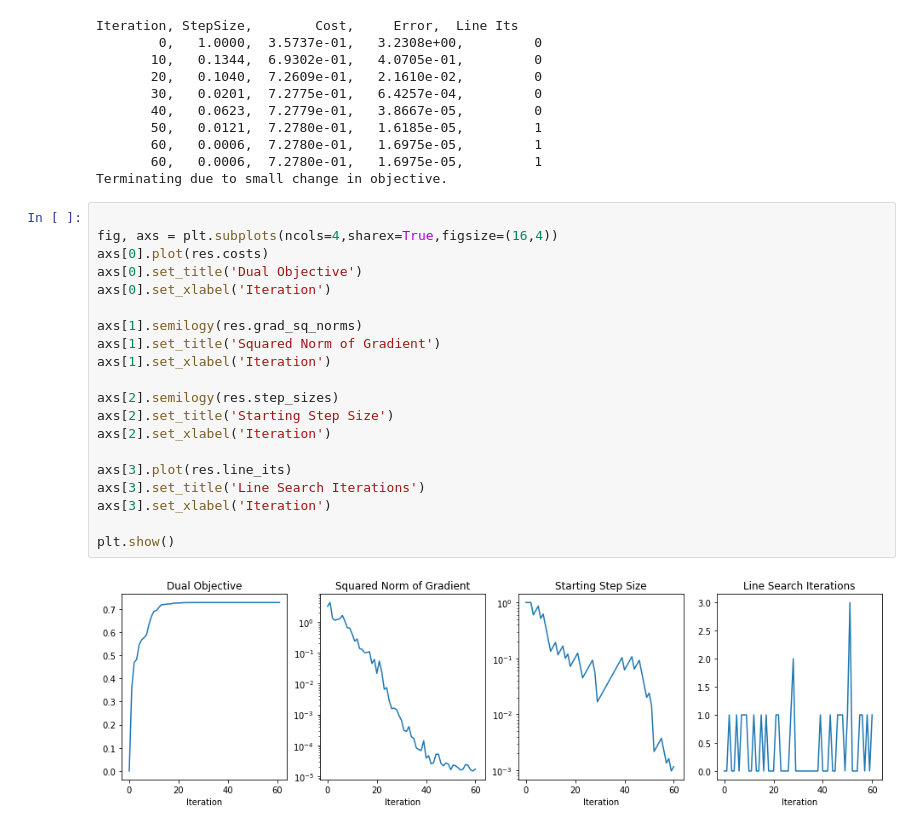
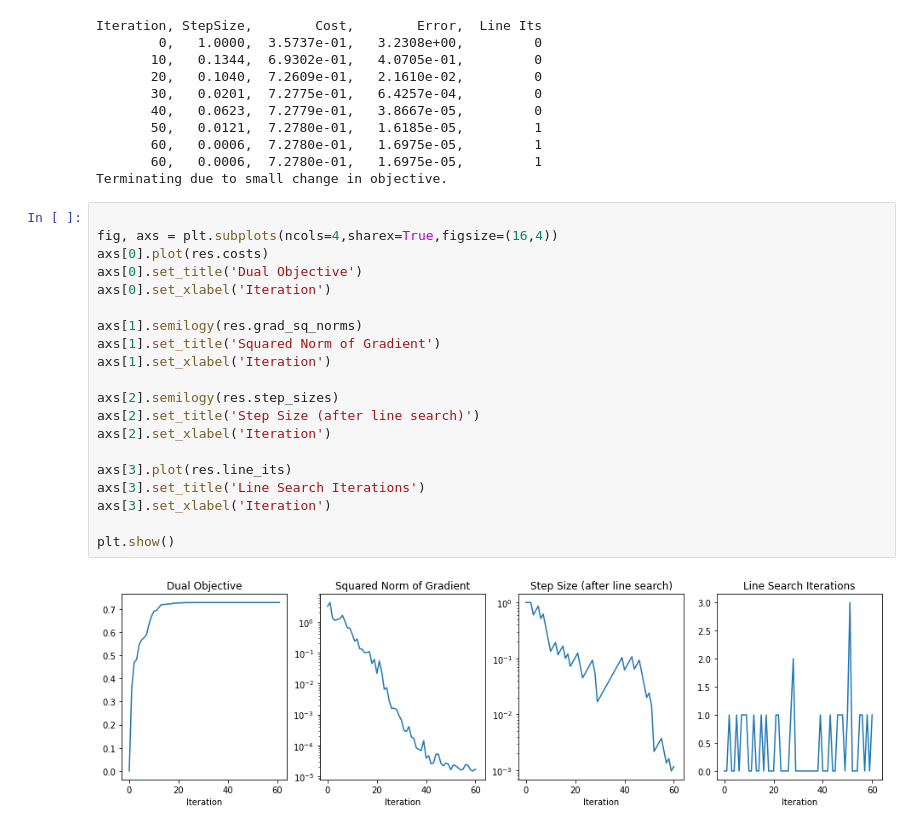
Before and after one commit to simda-muri/mmot, a Jupyter notebook: docs/source/examples/Introduction.ipynb, the cells around one changed output. Drawn from its saved outputs; the diff is of its cells as text.

```diff
--- a/docs/source/examples/Introduction.ipynb
+++ b/docs/source/examples/Introduction.ipynb
@@ -93,22 +93,22 @@ Terminating due to small change in objective.
 # %%
 
 fig, axs = plt.subplots(ncols=4,sharex=True,figsize=(16,4))
 axs[0].plot(res.costs)
 axs[0].set_title('Dual Objective')
 axs[0].set_xlabel('Iteration')
 
 axs[1].semilogy(res.grad_sq_norms)
 axs[1].set_title('Squared Norm of Gradient')
 axs[1].set_xlabel('Iteration')
 
 axs[2].semilogy(res.step_sizes)
-axs[2].set_title('Starting Step Size')
+axs[2].set_title('Step Size (after line search)')
 axs[2].set_xlabel('Iteration')
 
 axs[3].plot(res.line_its)
 axs[3].set_title('Line Search Iterations')
 axs[3].set_xlabel('Iteration')
 
 plt.show()
 # %% [output]
-[figure, old version]
+[figure, new version]
```
Also changed, not shown: 5 other files.
